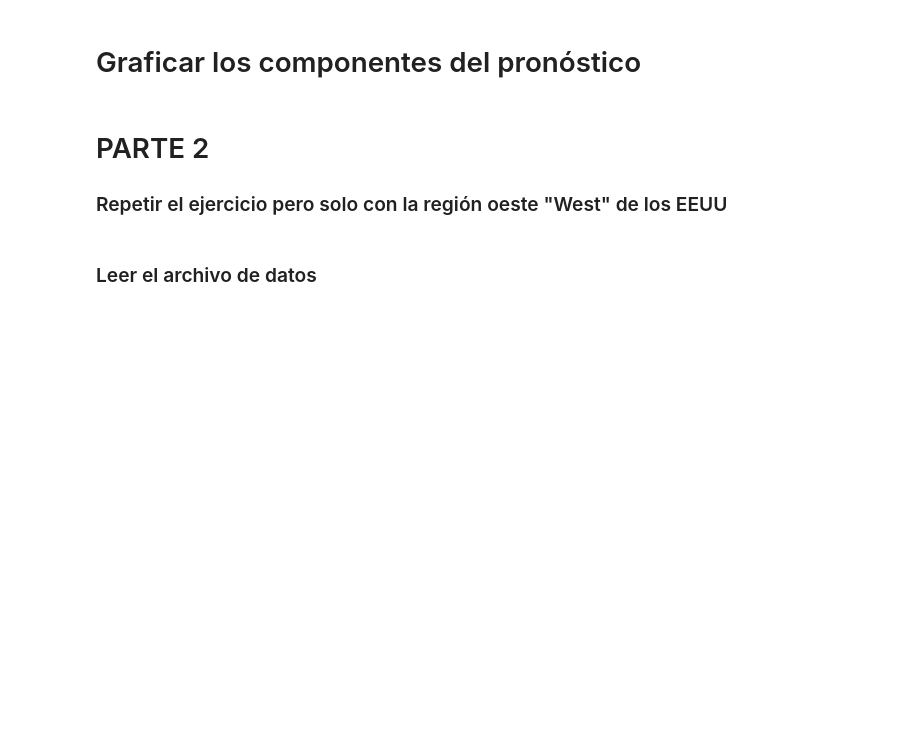
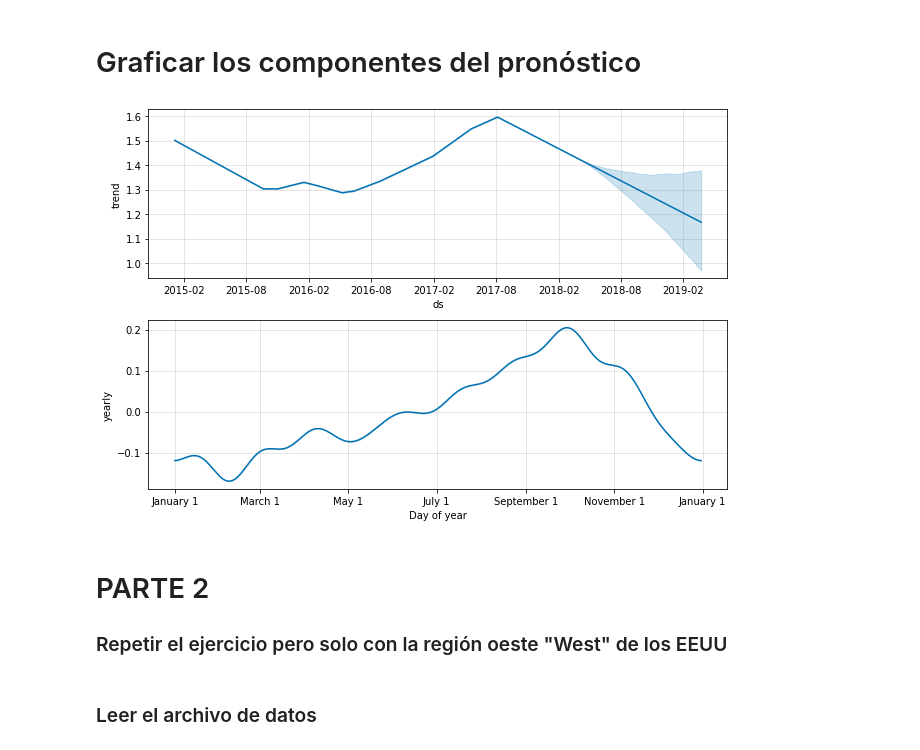
Before and after one commit to owdelc/LAB9DATA, a Jupyter notebook: Lab_9_Prediccion_precios_aguacates.ipynb, the cells around one changed output. Drawn from its saved outputs; the diff is of its cells as text; code cells hidden in the pictures; blank space fills up the shorter version.

```diff
--- a/Lab_9_Prediccion_precios_aguacates.ipynb
+++ b/Lab_9_Prediccion_precios_aguacates.ipynb
@@ -187,5 +192,9 @@ prediccion
 # %% [markdown]
 # Graficar los componentes del pronóstico
+# %%
+ax = modelo.plot_components(prediccion)
+# %% [output]
+[figure, added]
 # %% [markdown]
 # PARTE 2
 
```
Also changed, not shown: parts of 15 cells of this notebook.
